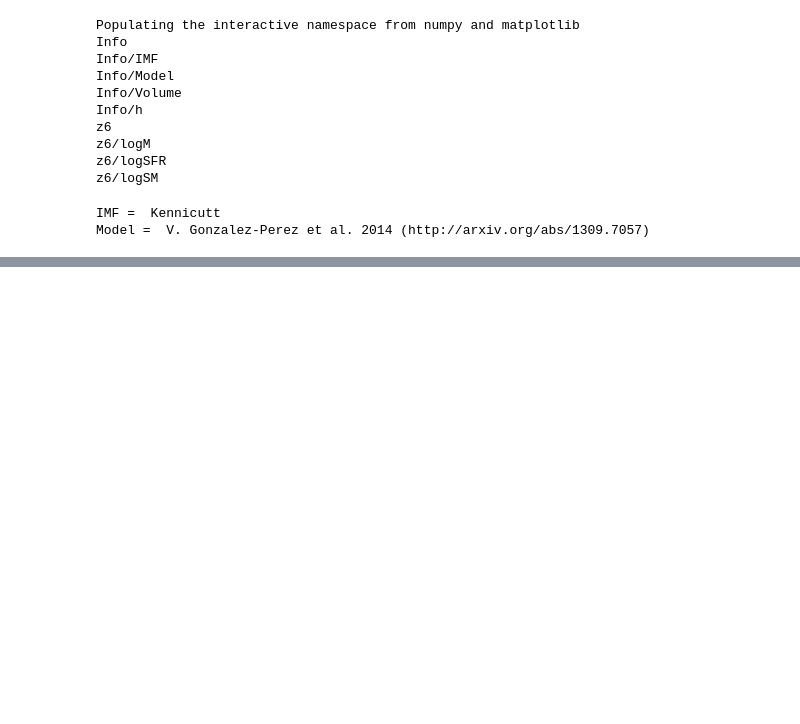
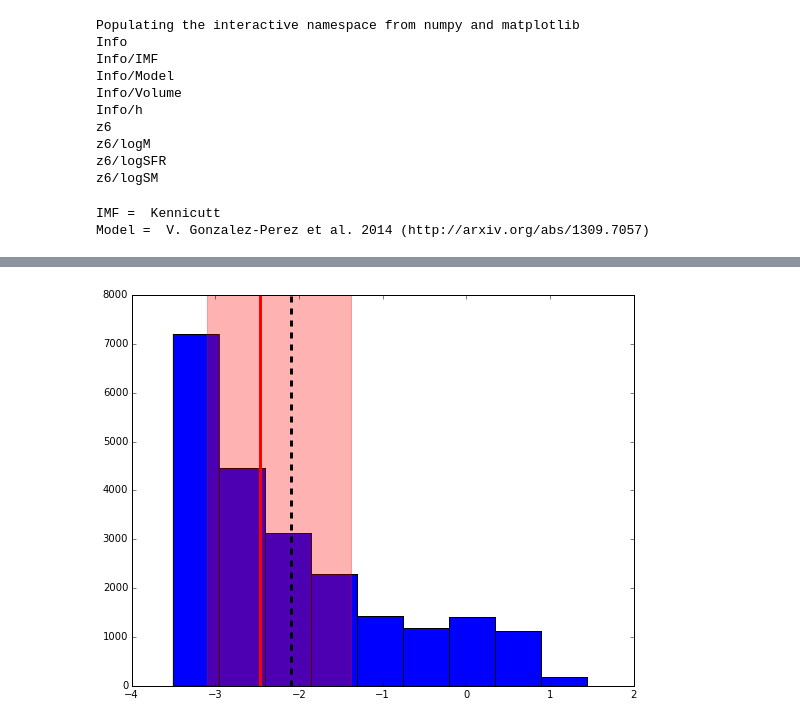
Before and after one commit to flgomezc/sfr-dmhm, a Jupyter notebook: program/V-Gonzalez data.ipynb, the cells around one changed output, grey strips where cells are left out. Saved outputs shown, nothing was run; the diff lists cells and outputs as text; code cells hidden in the pictures; blank space fills up the shorter version.

```diff
--- a/program/V-Gonzalez data.ipynb
+++ b/program/V-Gonzalez data.ipynb
@@ -66,0 +46,9 @@ semilogy( MassRange, SFR_per[:,2])
+# %%
+figure(figsize=(9,7))
+hist(SFRaux)
+axvline(x=SFRaux.mean(), color='k', linestyle='dashed', linewidth=3)
+axvline(x=percentile(SFRaux,50), color='red', linestyle='solid', linewidth=3)
+axvspan(percentile(SFRaux,25),percentile(SFRaux,75), alpha=0.3, color='red')
+yscale=('linear')
+# %% [output]
+[figure, added]
```
Also changed, not shown: parts of 7 cells of this notebook.
